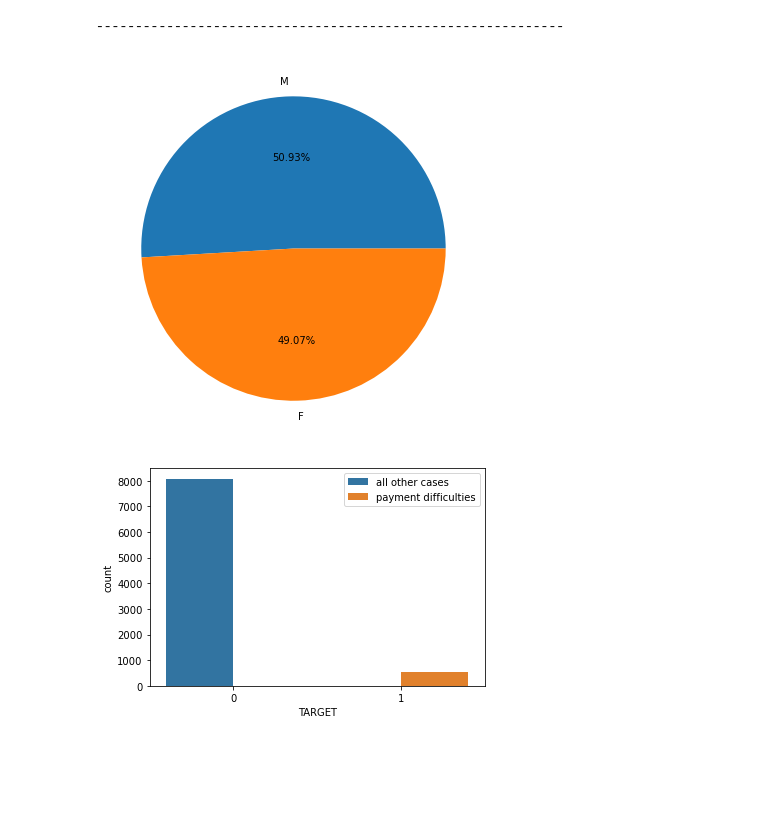
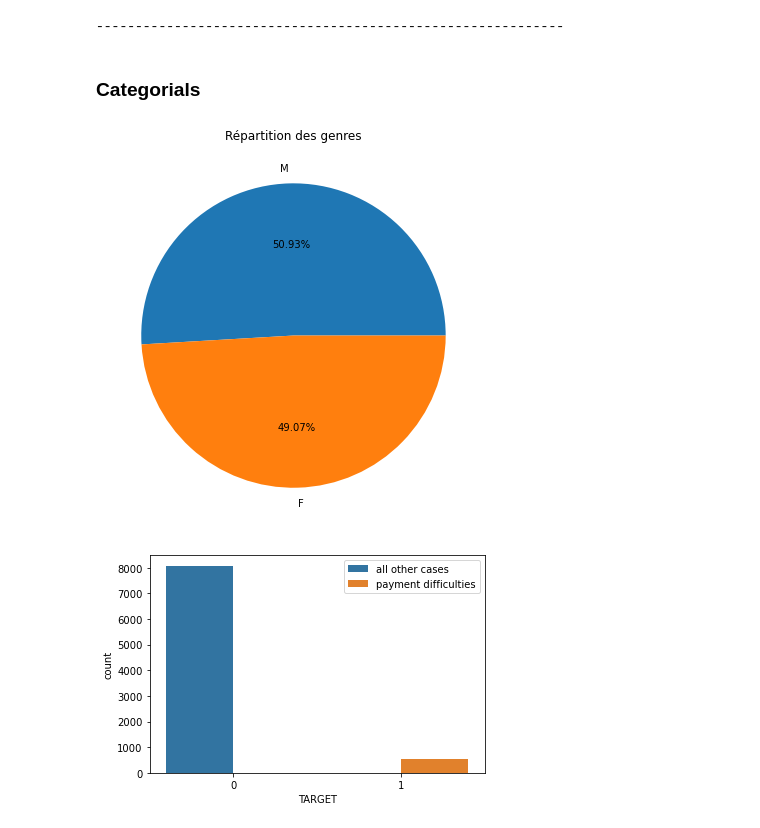
Before and after one commit to Melodyellinn/Scoring_app, a Jupyter notebook: EDA_Dashboard.ipynb, the cells around one changed output. Saved outputs shown, nothing was run; the diff lists cells and outputs as text; code cells hidden in the pictures; blank space fills up the shorter version.

```diff
--- a/EDA_Dashboard.ipynb
+++ b/EDA_Dashboard.ipynb
@@ -267,14 +271,17 @@ for i in integer.iloc[:,:-1].columns:
 ------------------------------------------------------------
 [figure]
 ------------------------------------------------------------
+# %% [markdown]
+### Categorials
 # %%
 plt.figure(figsize=(10,7))
 
 labels= 'M','F'
 plt.pie(categorials['CODE_GENDER'].value_counts().unique(),labels=labels,autopct='%0.02f%%')
+plt.title('Répartition des genres')
 plt.show()
 # %% [output]
-[figure, old version]
+[figure, new version]
 # %%
 for i in categorials.iloc[:,:-1].columns:
     sns.countplot(i,hue="TARGET",data= categorials)
```
Also changed, not shown: parts of 6 cells of this notebook, 2 other files.
